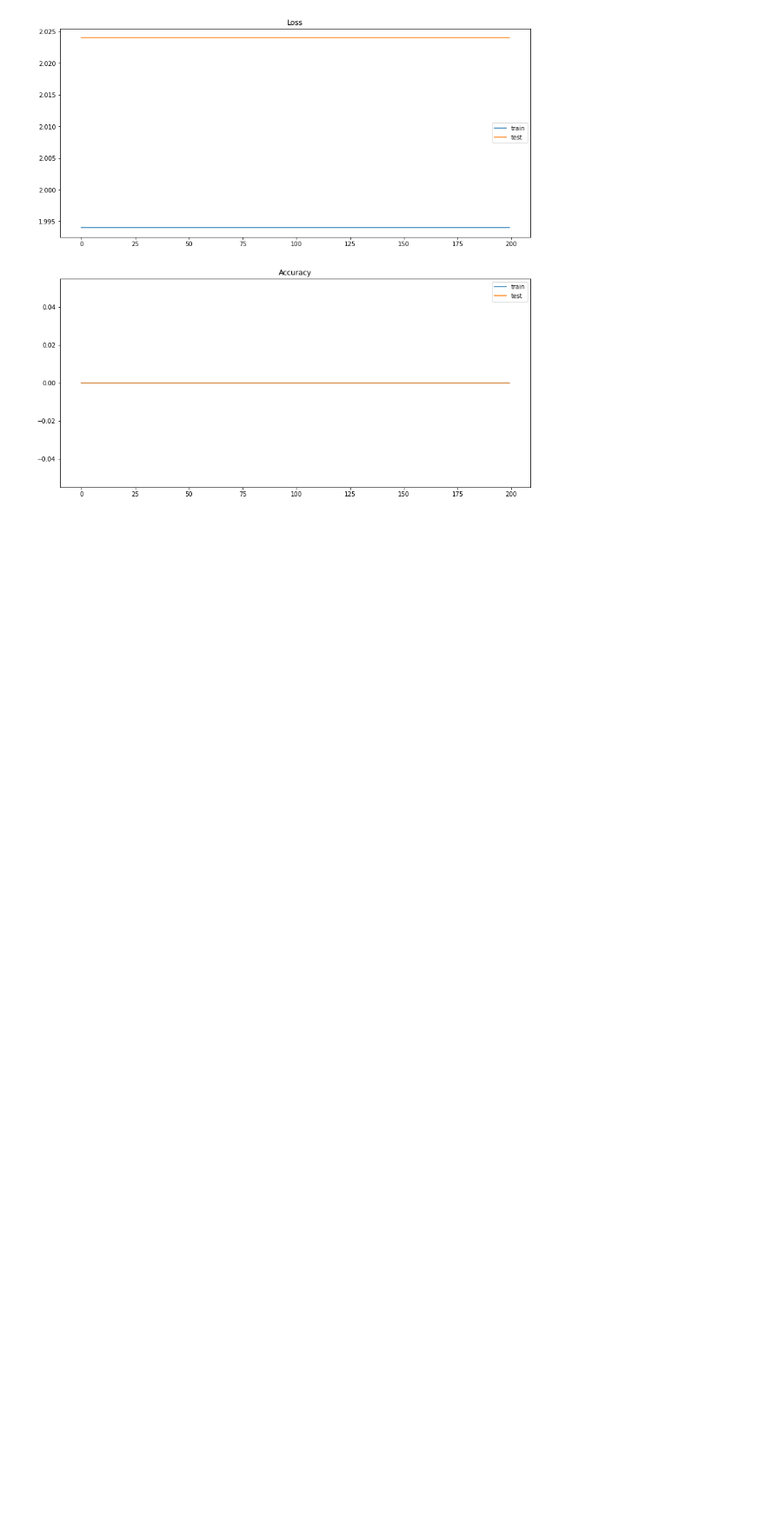
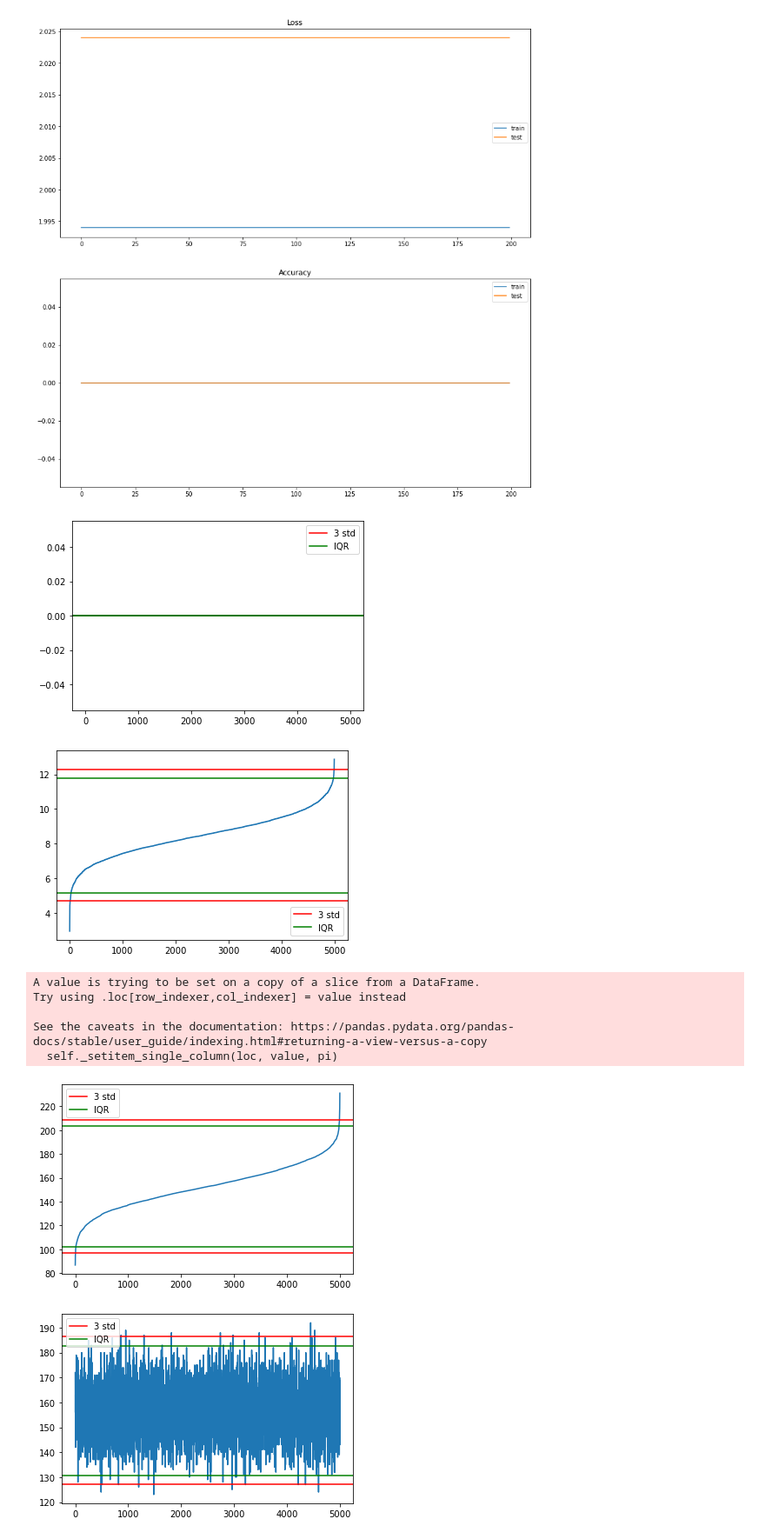
Before and after one commit to Vesna96/ArtificialNeuralNetworks, a Jupyter notebook: Domaci-3.ipynb, the cells around one changed output. Shown at 87% size. Cells and saved outputs as stored; diff of their text form; code cells hidden in the pictures; blank space fills up the shorter version.

```diff
--- a/Domaci-3.ipynb
+++ b/Domaci-3.ipynb
@@ -262,3 +255,62 @@ plt.legend()
 plt.show()
 # %% [output]
 [figure]
+# %%
+data_df = pd.read_csv("/home/djura/Desktop/citrus.csv")
+# %%
+data_df = data_df.replace("orange", 0)
+data_df = data_df.replace("grapefruit", 1)
+# %%
+classes = data_df["name"]
+for class_val in set(classes):
+    class_mask = [elem == class_val for elem in classes]
+
+
+    fearure_df = data_df.iloc[class_mask, :]
+    original_data_class = data_df.iloc[class_mask, :]
+
+    for i in range(fearure_df.shape[1]):
+
+        feature = fearure_df.iloc[:, i]
+        mean = feature.mean()
+        std = feature.std()
+
+        upper_limit = mean+3*std
+        lower_limit = mean-3*std
+
+        q1, q3 = np.percentile(feature, [25, 75])
+        iqr = q3 - q1
+        lower_bound_1 = q1 - (iqr * 1.5)
+        upper_bound_1 = q3 + (iqr * 1.5)
+
+        plt.figure()
+        plt.plot(feature)
+        plt.axhline(y=upper_limit, color='r', linestyle='-', label = "3 std")
+        plt.axhline(y=lower_limit, color='r', linestyle='-')
+
+        plt.axhline(y=lower_bound_1, color='g', linestyle='-', label = "IQR")
+        plt.axhline(y=upper_bound_1, color='g', linestyle='-')
+        plt.legend()
+        plt.show()
+
+        for j in range(len(feature)):
+            if feature.values[j] > upper_limit:
+                fearure_df.iloc[j,i] = None
+                original_data_class.iloc[j,i] = None
+            if feature.values[j] < lower_limit:
+                fearure_df.iloc[j,i] = None
+                original_data_class.iloc[j,i] = None
+        data_df.iloc[class_mask, :] = fearure_df
+        data_df.iloc[class_mask, :] = original_data_class
+data_df = data_df.dropna()
+data_df = data_df.dropna()
+# %% [output]
+[figure, added]
+[figure, added]
+A value is trying to be set on a copy of a slice from a DataFrame.
+Try using .loc[row_indexer,col_indexer] = value instead
+
+See the caveats in the documentation: https://pandas.pydata.org/pandas-docs/stable/user_guide/indexing.html#returning-a-view-versus-a-copy
+  self._setitem_single_column(loc, value, pi)
+[figure, added]
+[figure, added]
```
Also changed, not shown: parts of 13 cells of this notebook.
